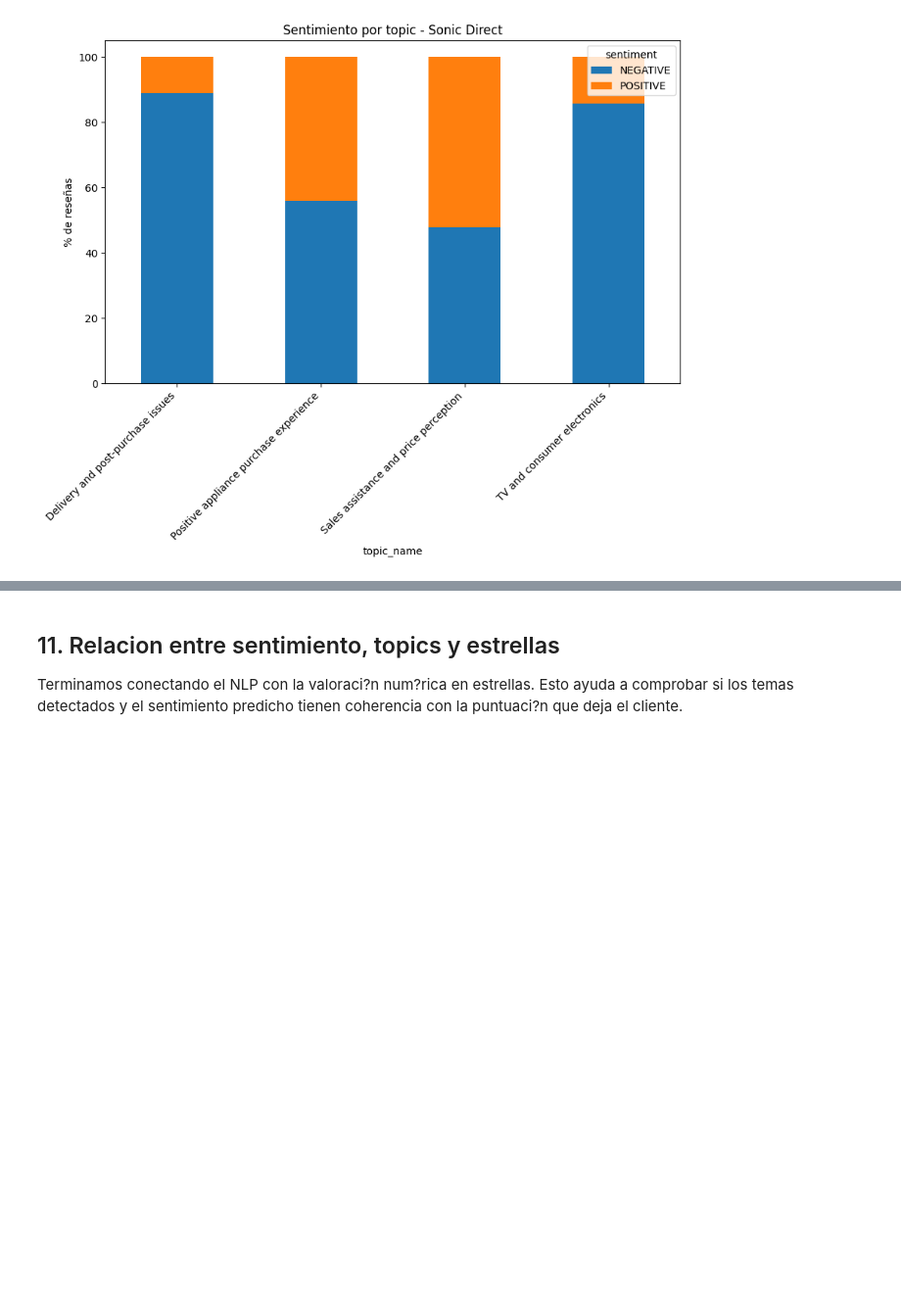
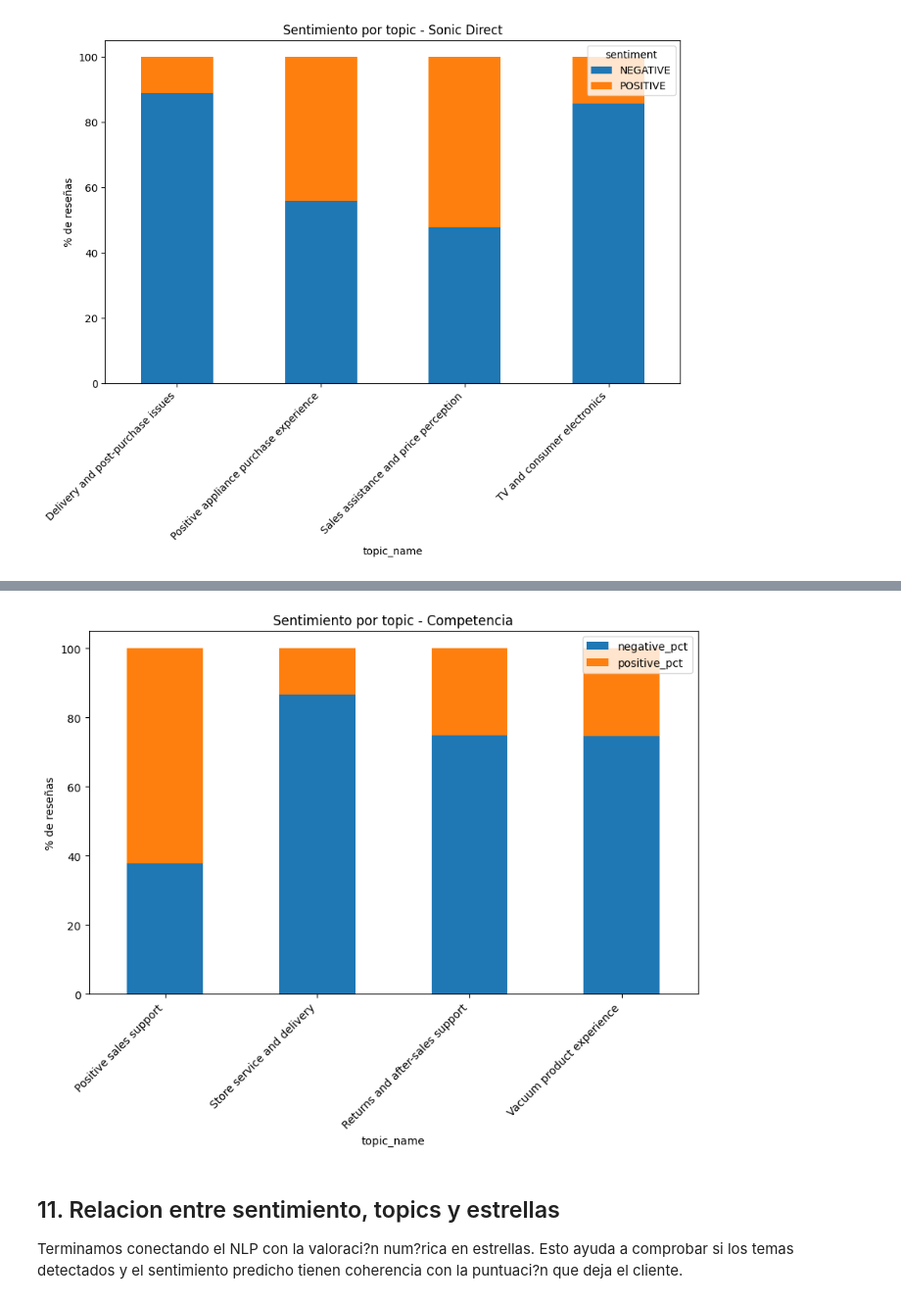
Before and after one commit to OscarFdz24/Proyecto_DeepLearning_NLP_Oscar_Fernandez, a Jupyter notebook: Review_NLP.ipynb, the cells around one changed output, grey strips where cells are left out. Shown at 98% size. Drawn from its saved outputs; the diff is of its cells as text; code cells hidden in the pictures; blank space fills up the shorter version.

```diff
--- a/Review_NLP.ipynb
+++ b/Review_NLP.ipynb
@@ -606,3 +605,13 @@ sent_topic_comp_pct.round(2)
+# %%
+resumen_competencia.set_index("topic_name")[["negative_pct", "positive_pct"]].plot(
+    kind="bar", stacked=True, figsize=(10, 6)
+)
+plt.title("Sentimiento por topic - Competencia")
+plt.ylabel("% de reseñas")
+plt.xticks(rotation=45, ha="right")
+plt.show()
+# %% [output]
+[figure, added]
 # %% [markdown]
 ## 11. Relacion entre sentimiento, topics y estrellas
 
```
Also changed, not shown: parts of 9 cells of this notebook.
